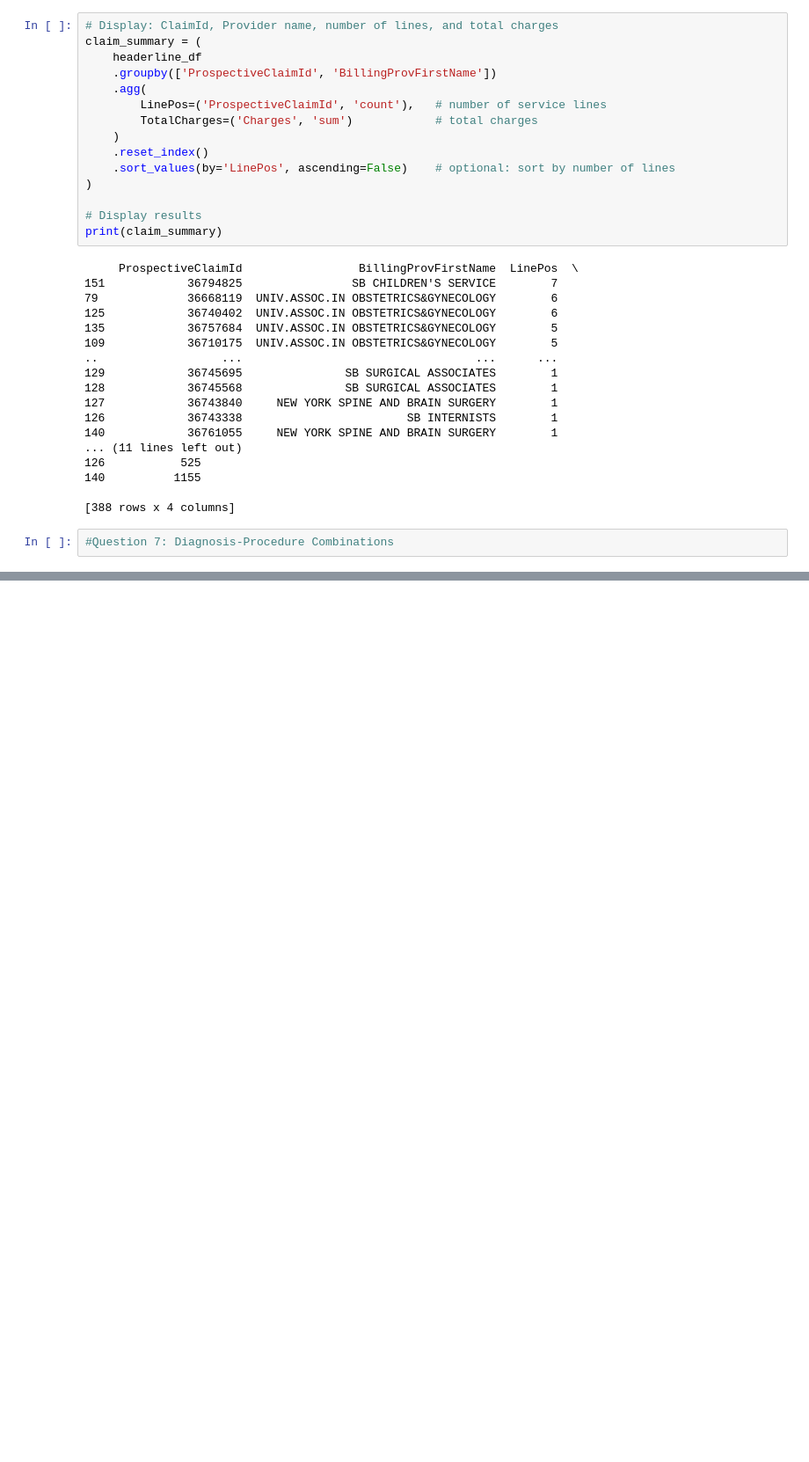
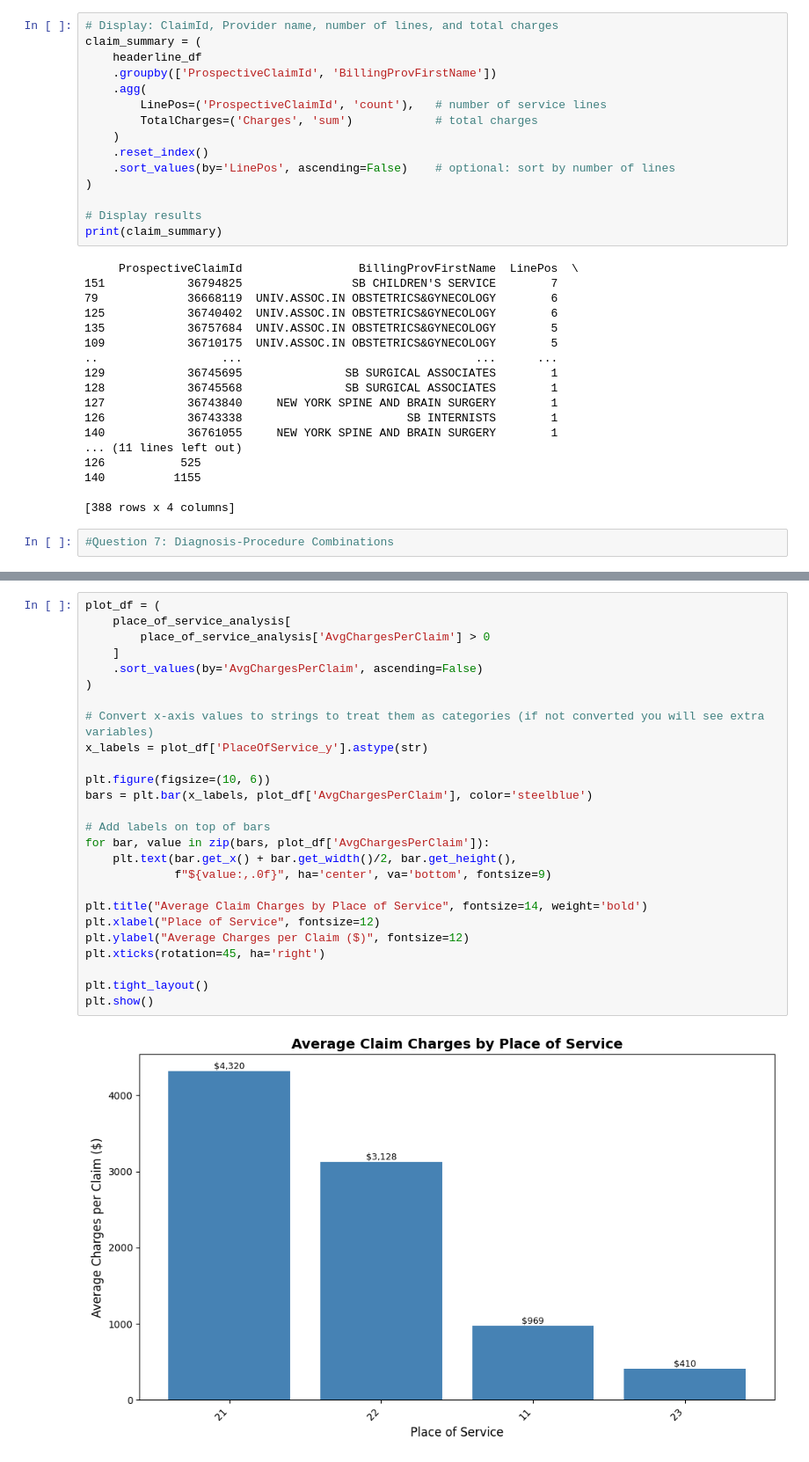
Before and after one commit to paulquimbo/claims-analysis, a Jupyter notebook: notebooks/claims_analysis.ipynb, the cells around one changed output, grey strips where cells are left out. Shown at 88% size. Drawn from its saved outputs; the diff is of its cells as text; blank space fills up the shorter version.

```diff
--- a/notebooks/claims_analysis.ipynb
+++ b/notebooks/claims_analysis.ipynb
@@ -585,0 +738,28 @@ print(claim_summary)
+# %%
+plot_df = (
+    place_of_service_analysis[
+        place_of_service_analysis['AvgChargesPerClaim'] > 0
+    ]
+    .sort_values(by='AvgChargesPerClaim', ascending=False)
+)
+
+# Convert x-axis values to strings to treat them as categories (if not converted you will see extra variables)
+x_labels = plot_df['PlaceOfService_y'].astype(str)
+
+plt.figure(figsize=(10, 6))
+bars = plt.bar(x_labels, plot_df['AvgChargesPerClaim'], color='steelblue')
+
+# Add labels on top of bars
+for bar, value in zip(bars, plot_df['AvgChargesPerClaim']):
+    plt.text(bar.get_x() + bar.get_width()/2, bar.get_height(),
+             f"${value:,.0f}", ha='center', va='bottom', fontsize=9)
+
+plt.title("Average Claim Charges by Place of Service", fontsize=14, weight='bold')
+plt.xlabel("Place of Service", fontsize=12)
+plt.ylabel("Average Charges per Claim ($)", fontsize=12)
+plt.xticks(rotation=45, ha='right')
+
+plt.tight_layout()
+plt.show()
+# %% [output]
+[figure, added]
```
Also changed, not shown: parts of 5 cells of this notebook.
